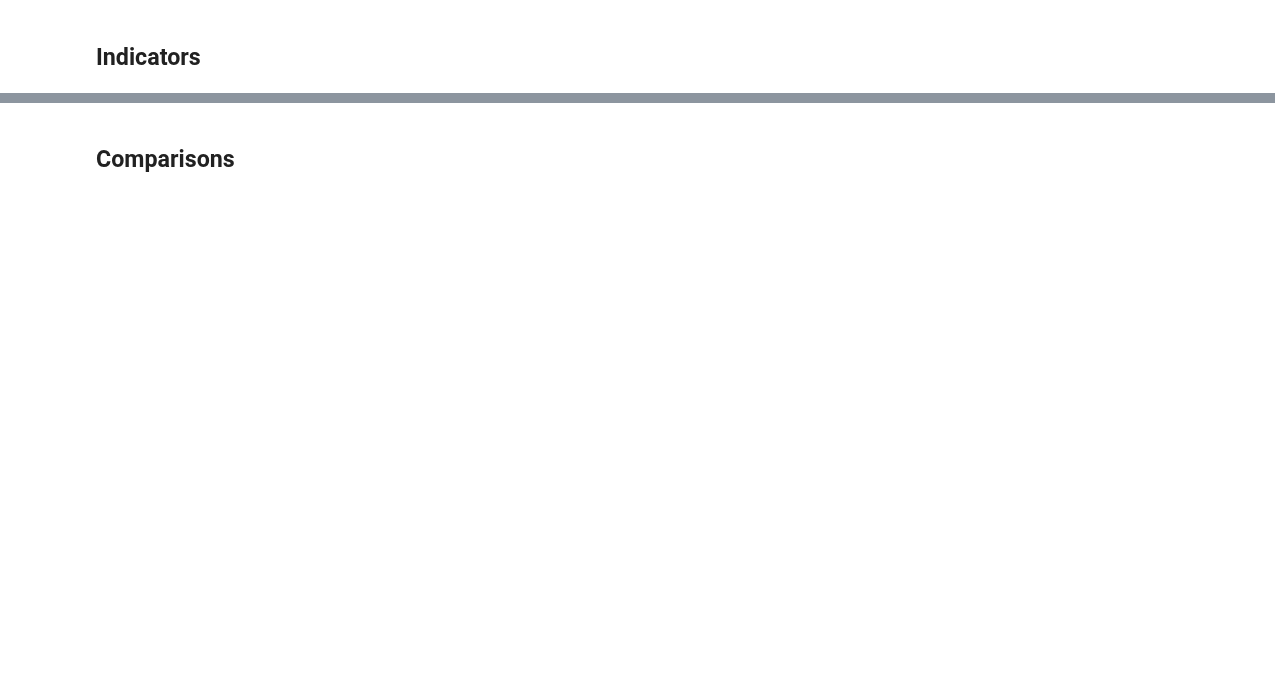
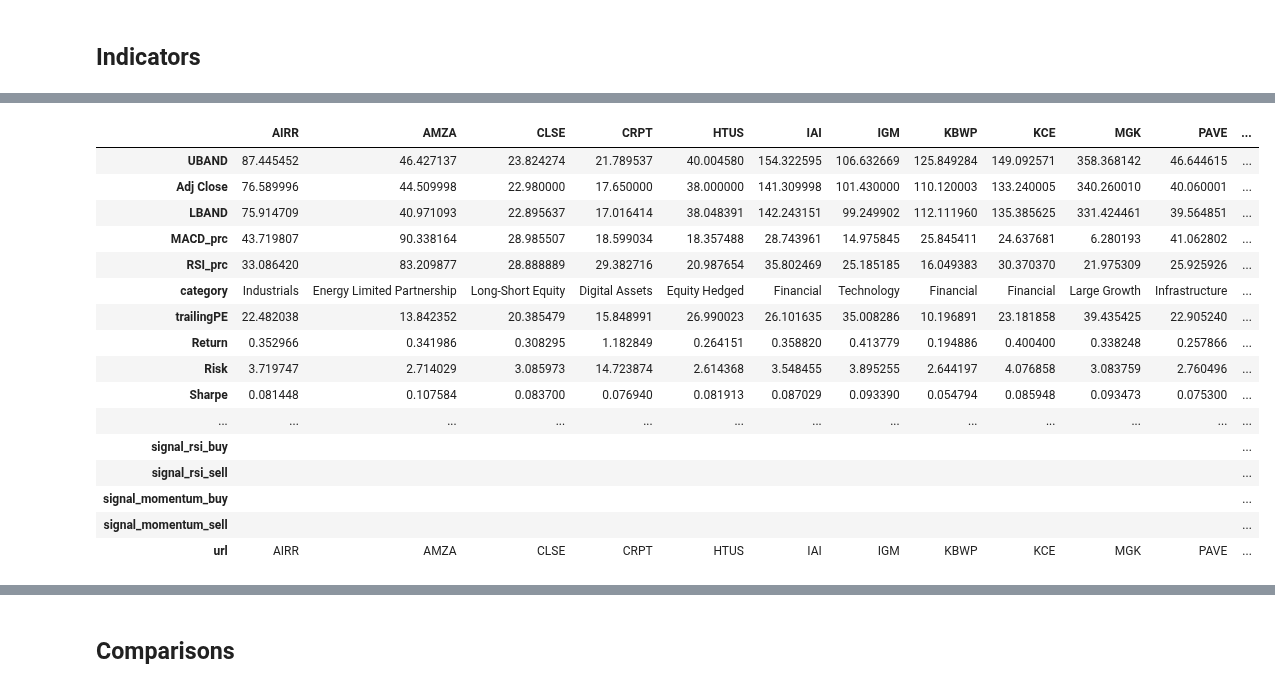
Before and after one commit to revizor1/Fin, a Jupyter notebook: PZF.ipynb, the cells around one changed output, grey strips where cells are left out. Drawn from its saved outputs; the diff is of its cells as text; code cells hidden in the pictures; blank space fills up the shorter version.

```diff
--- a/PZF.ipynb
+++ b/PZF.ipynb
@@ -93,8 +97,8 @@ NOP = 20000 # Number of random portfolio sets
 risk_free_return = .05
 ichimoku_window = 26
 rwindow = 6 # How many trading days to aggregate MACD/ RSI for
-cutoff = 20 # % of samples falling below that satisfy criteria for MACD/ RSI
-cofactor = 25 # fraction of ^ to generate buy/sell signal
+cutoff = 16 # % of samples falling below that satisfy criteria for MACD/ RSI
+cofactor = 6 # fraction of ^ to generate buy/sell signal
 model = 'Sharpe'
 categories = {
     # "ai": AI,
@@ -898,26 +963,44 @@ fig.show();
 # %%
 summary['signal_bollinger'] = np.where((idx['Adj Close'] < idx['LBAND']).iloc[-1].values, 'Buy',
                     np.where((idx['Adj Close'] > idx['UBAND']).iloc[-1].values, 'Sell', ''))
 summary['signal_rsi_buy'] = np.where(
     (idx['RSI_prc'].rank(pct=True)*100 < cutoff/cofactor) | (idx['MACD_prc'].rank(pct=True)*100 < cutoff/cofactor), 'Buy', '')[-1]
 summary['signal_rsi_sell'] = np.where(
     (idx['RSI_prc'].rank(pct=True)*100 > 100-cutoff/cofactor) | (idx['MACD_prc'].rank(pct=True)*100 > 100-cutoff/cofactor), 'Sell', '')[-1]
 summary['signal_momentum_buy'] = np.where((
     (idx['RSI'] < 0) &
     ((idx['MACD_prc']-idx['RSI_prc']) > cutoff) &
-    ((idx['MACD_prc']-idx['RSI_prc']).shift(-1) < cutoff) &
-    ((idx['MACD_prc']-idx['RSI_prc']).shift(-2) < cutoff) &
-    ((idx['MACD_prc']-idx['RSI_prc']).shift(-3) < cutoff) &
-    ((idx['MACD_prc']-idx['RSI_prc']).shift(-4) < cutoff)
+    ((idx['MACD_prc']-idx['RSI_prc']).shift(1) < cutoff) &
+    ((idx['MACD_prc']-idx['RSI_prc']).shift(2) < cutoff) &
+    ((idx['MACD_prc']-idx['RSI_prc']).shift(3) < cutoff) &
+    ((idx['MACD_prc']-idx['RSI_prc']).shift(4) < cutoff)
 ), 'Buy', '')[-1]
 summary['signal_momentum_sell'] = np.where((
     (idx['RSI'] > 0) &
     ((idx['RSI_prc']-idx['MACD_prc']) > cutoff) &
-    ((idx['RSI_prc']-idx['MACD_prc']).shift(-1) < cutoff) &
-    ((idx['RSI_prc']-idx['MACD_prc']).shift(-2) < cutoff) &
-    ((idx['RSI_prc']-idx['MACD_prc']).shift(-3) < cutoff) &
-    ((idx['RSI_prc']-idx['MACD_prc']).shift(-4) < cutoff)
+    ((idx['RSI_prc']-idx['MACD_prc']).shift(1) < cutoff) &
+    ((idx['RSI_prc']-idx['MACD_prc']).shift(2) < cutoff) &
+    ((idx['RSI_prc']-idx['MACD_prc']).shift(3) < cutoff) &
+    ((idx['RSI_prc']-idx['MACD_prc']).shift(4) < cutoff)
 ), 'Sell', '')[-1]
 summary['url'] = summary.index
 summary["url"] = summary.apply(lambda row: "<a href='https://www.etfdb.com/etf/{}/#holdings' target='_blank'>{}</a>".format(row.url, row.url), axis=1)
 display(HTML(summary.infer_objects(copy=False).fillna('').T.style.apply(h_bull, axis=1).apply(h_bear, axis=1).apply(h_min, axis=1).apply(h_max, axis=1).to_html(escape=False)))
+# %% [output]
+|  | AIRR | AMZA | CLSE | CRPT | HTUS | IAI | IGM | KBWP | KCE | MGK | PAVE | ... |
+| UBAND | 87.445452 | 46.427137 | 23.824274 | 21.789537 | 40.004580 | 154.322595 | 106.632669 | 125.849284 | 149.092571 | 358.368142 | 46.644615 | ... |
+| Adj Close | 76.589996 | 44.509998 | 22.980000 | 17.650000 | 38.000000 | 141.309998 | 101.430000 | 110.120003 | 133.240005 | 340.260010 | 40.060001 | ... |
+| LBAND | 75.914709 | 40.971093 | 22.895637 | 17.016414 | 38.048391 | 142.243151 | 99.249902 | 112.111960 | 135.385625 | 331.424461 | 39.564851 | ... |
+| MACD_prc | 43.719807 | 90.338164 | 28.985507 | 18.599034 | 18.357488 | 28.743961 | 14.975845 | 25.845411 | 24.637681 | 6.280193 | 41.062802 | ... |
+| RSI_prc | 33.086420 | 83.209877 | 28.888889 | 29.382716 | 20.987654 | 35.802469 | 25.185185 | 16.049383 | 30.370370 | 21.975309 | 25.925926 | ... |
+| category | Industrials | Energy Limited Partnership | Long-Short Equity | Digital Assets | Equity Hedged | Financial | Technology | Financial | Financial | Large Growth | Infrastructure | ... |
+| trailingPE | 22.482038 | 13.842352 | 20.385479 | 15.848991 | 26.990023 | 26.101635 | 35.008286 | 10.196891 | 23.181858 | 39.435425 | 22.905240 | ... |
+| Return | 0.352966 | 0.341986 | 0.308295 | 1.182849 | 0.264151 | 0.358820 | 0.413779 | 0.194886 | 0.400400 | 0.338248 | 0.257866 | ... |
+| Risk | 3.719747 | 2.714029 | 3.085973 | 14.723874 | 2.614368 | 3.548455 | 3.895255 | 2.644197 | 4.076858 | 3.083759 | 2.760496 | ... |
+| Sharpe | 0.081448 | 0.107584 | 0.083700 | 0.076940 | 0.081913 | 0.087029 | 0.093390 | 0.054794 | 0.085948 | 0.093473 | 0.075300 | ... |
+| ... | ... | ... | ... | ... | ... | ... | ... | ... | ... | ... | ... | ... |
+| signal_rsi_buy |  |  |  |  |  |  |  |  |  |  |  | ... |
+| signal_rsi_sell |  |  |  |  |  |  |  |  |  |  |  | ... |
+| signal_momentum_buy |  |  |  |  |  |  |  |  |  |  |  | ... |
+| signal_momentum_sell |  |  |  |  |  |  |  |  |  |  |  | ... |
+| url | AIRR | AMZA | CLSE | CRPT | HTUS | IAI | IGM | KBWP | KCE | MGK | PAVE | ... |
```
Also changed, not shown: parts of 23 cells of this notebook.
